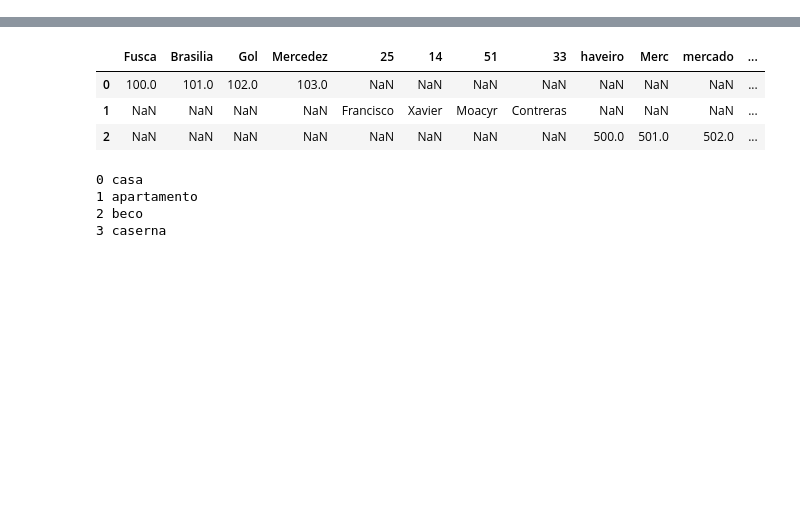
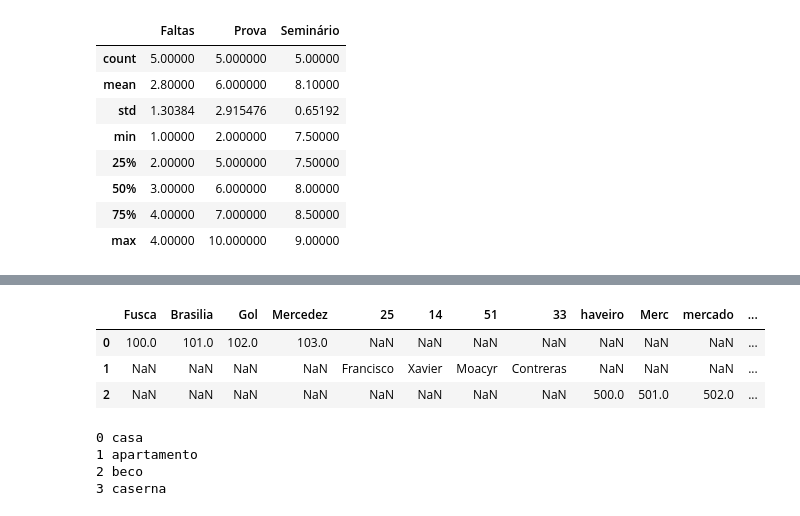
Before and after one commit to luizaraujo/Curso-Python, a Jupyter notebook: MeusTestes.ipynb, the cells around one changed output, grey strips where cells are left out. Cells and saved outputs as stored; diff of their text form; code cells hidden in the pictures; blank space fills up the shorter version.

```diff
--- a/MeusTestes.ipynb
+++ b/MeusTestes.ipynb
@@ -2,0 +14,9 @@
+# %%
+import pandas as pd
+import numpy as np
+
+df = pd.DataFrame({'Aluno' : ["Wilfred", "Abbie", "Harry", "Julia", "Carrie"],
+                   'Faltas' : [3,4,2,1,4],
+                   'Prova' : [2,7,5,10,6],
+                   'Seminário': [8.5,7.5,9.0,7.5,8.0]})
+df
@@ -2,0 +69,12 @@
+# %%
+df.describe()
+# %% [output]
+|  | Faltas | Prova | Seminário |
+| count | 5.00000 | 5.000000 | 5.00000 |
+| mean | 2.80000 | 6.000000 | 8.10000 |
+| std | 1.30384 | 2.915476 | 0.65192 |
+| min | 1.00000 | 2.000000 | 7.50000 |
+| 25% | 2.00000 | 5.000000 | 7.50000 |
+| 50% | 3.00000 | 6.000000 | 8.00000 |
+| 75% | 4.00000 | 7.000000 | 8.50000 |
+| max | 4.00000 | 10.000000 | 9.00000 |
```
Also changed, not shown: parts of 15 cells of this notebook.
